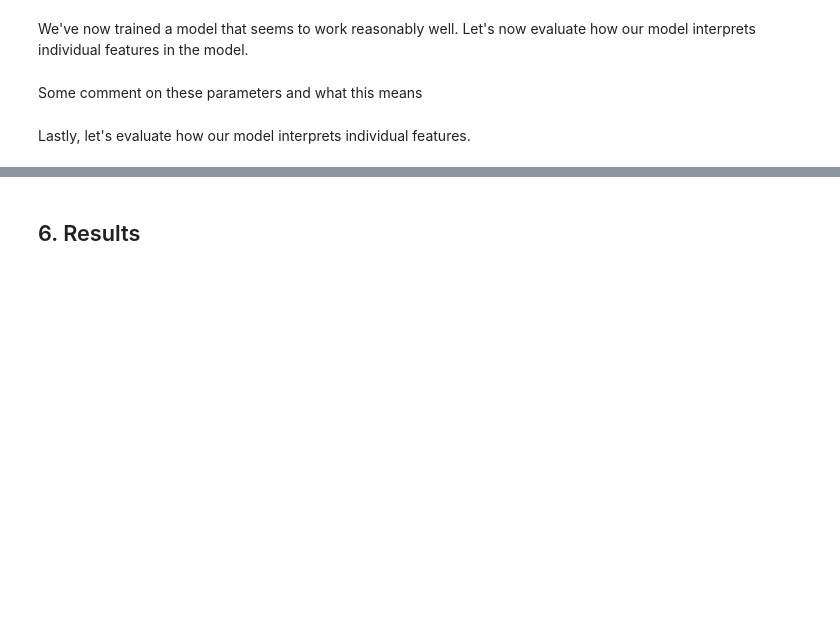
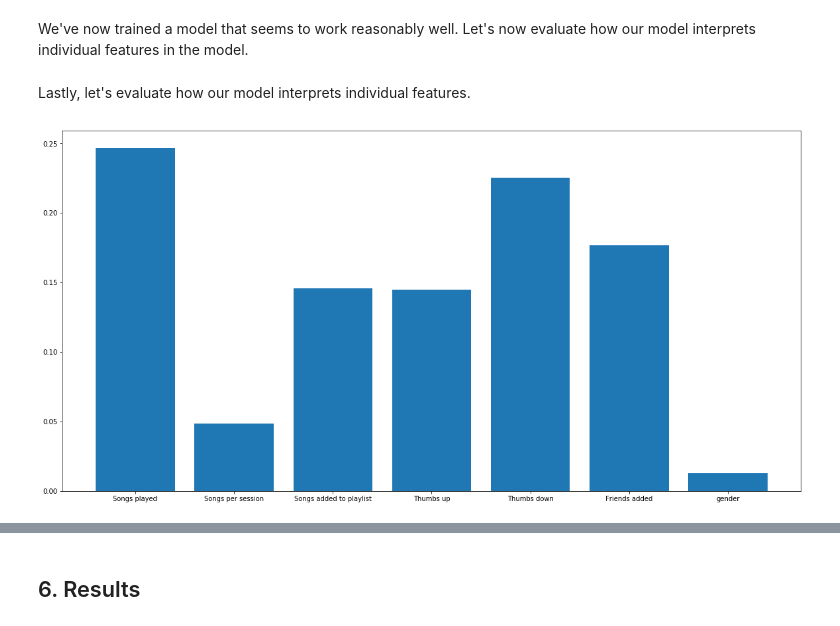
Before and after one commit to Rlbarham/Spark_Churn, a Jupyter notebook: Sparkify - Churn Reduction.ipynb, the cells around one changed output, grey strips where cells are left out. Drawn from its saved outputs; the diff is of its cells as text; code cells hidden in the pictures; blank space fills up the shorter version.

```diff
--- a/Sparkify - Churn Reduction.ipynb
+++ b/Sparkify - Churn Reduction.ipynb
@@ -794,7 +785,5 @@ Above we tested a range of parameters, including various inputs on:
 - The impurity measure to use to train the model
 # %% [markdown]
 We've now trained a model that seems to work reasonably well. Let's now evaluate how our model interprets individual features in the model.
-# %% [markdown]
-Some comment on these parameters and what this means
 # %% [markdown]
 Lastly, let's evaluate how our model interprets individual features.
@@ -812,0 +790,11 @@ plt.title('GBT Feature Importances');
+# %%
+x = np.arange(7)
+features = ['Songs played','Songs per session','Songs added to playlist','Thumbs up','Thumbs down','Friends added','gender']
+coefficients = list(tuned_model.bestModel.featureImportances.values)
+
+fig, ax = plt.subplots(figsize=(20,10))
+plt.bar(x, coefficients)
+plt.xticks(x, (features))
+plt.show()
+# %% [output]
+[figure, added]
```
Also changed, not shown: parts of 5 cells of this notebook, 2 other files.
